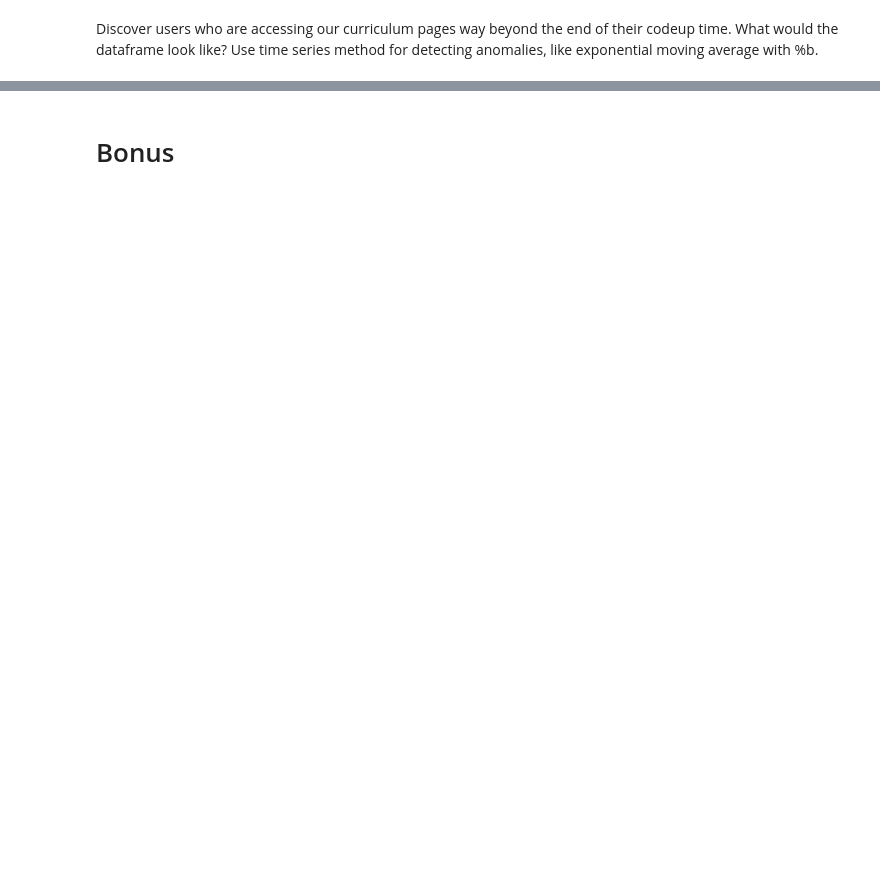
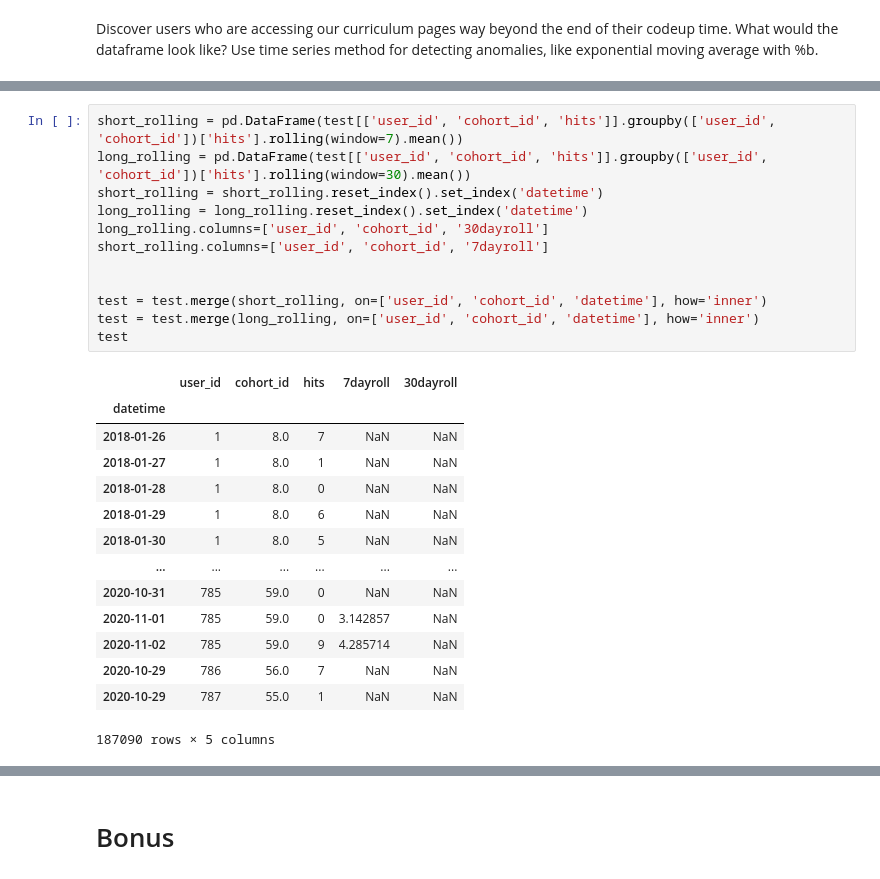
Before and after one commit to datastraine/anomaly-detection-exercises, a Jupyter notebook: time_series_anomaly_detection.ipynb, the cells around one changed output, grey strips where cells are left out. Cells and saved outputs as stored; diff of their text form; blank space fills up the shorter version.

```diff
--- a/time_series_anomaly_detection.ipynb
+++ b/time_series_anomaly_detection.ipynb
@@ -283,0 +311,27 @@ Discover users who are accessing our curriculum pages way beyond the end of thei
+# %%
+short_rolling = pd.DataFrame(test[['user_id', 'cohort_id', 'hits']].groupby(['user_id', 'cohort_id'])['hits'].rolling(window=7).mean())
+long_rolling = pd.DataFrame(test[['user_id', 'cohort_id', 'hits']].groupby(['user_id', 'cohort_id'])['hits'].rolling(window=30).mean())
+short_rolling = short_rolling.reset_index().set_index('datetime')
+long_rolling = long_rolling.reset_index().set_index('datetime')
+long_rolling.columns=['user_id', 'cohort_id', '30dayroll']
+short_rolling.columns=['user_id', 'cohort_id', '7dayroll']
+
+
+test = test.merge(short_rolling, on=['user_id', 'cohort_id', 'datetime'], how='inner')
+test = test.merge(long_rolling, on=['user_id', 'cohort_id', 'datetime'], how='inner')
+test
+# %% [output]
+|  | user_id | cohort_id | hits | 7dayroll | 30dayroll |
+| datetime |  |  |  |  |  |
+| 2018-01-26 | 1 | 8.0 | 7 | NaN | NaN |
+| 2018-01-27 | 1 | 8.0 | 1 | NaN | NaN |
+| 2018-01-28 | 1 | 8.0 | 0 | NaN | NaN |
+| 2018-01-29 | 1 | 8.0 | 6 | NaN | NaN |
+| 2018-01-30 | 1 | 8.0 | 5 | NaN | NaN |
+| ... | ... | ... | ... | ... | ... |
+| 2020-10-31 | 785 | 59.0 | 0 | NaN | NaN |
+| 2020-11-01 | 785 | 59.0 | 0 | 3.142857 | NaN |
+| 2020-11-02 | 785 | 59.0 | 9 | 4.285714 | NaN |
+| 2020-10-29 | 786 | 56.0 | 7 | NaN | NaN |
+| 2020-10-29 | 787 | 55.0 | 1 | NaN | NaN |
+187090 rows × 5 columns
```
Also changed, not shown: parts of 11 cells of this notebook.
